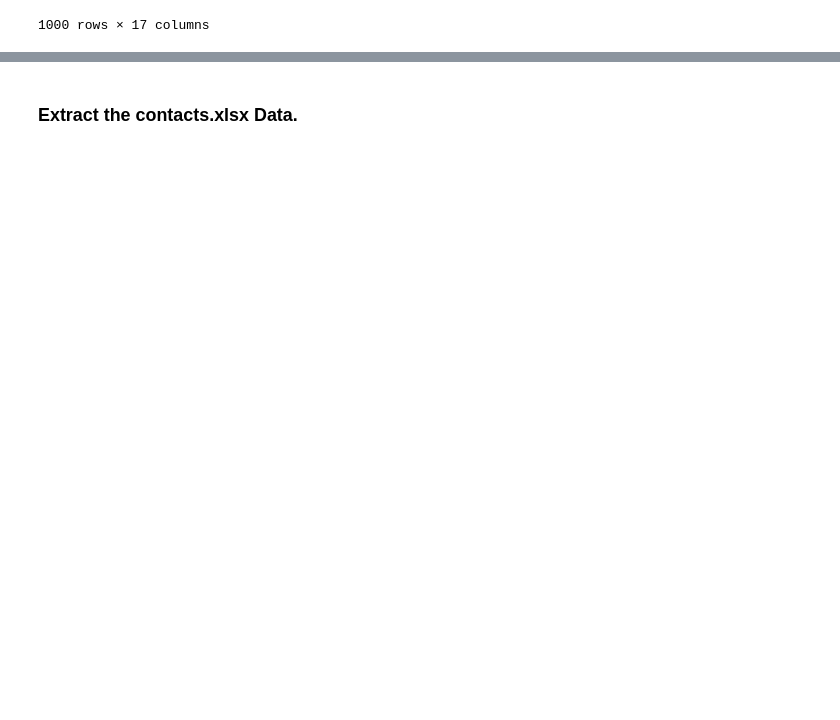
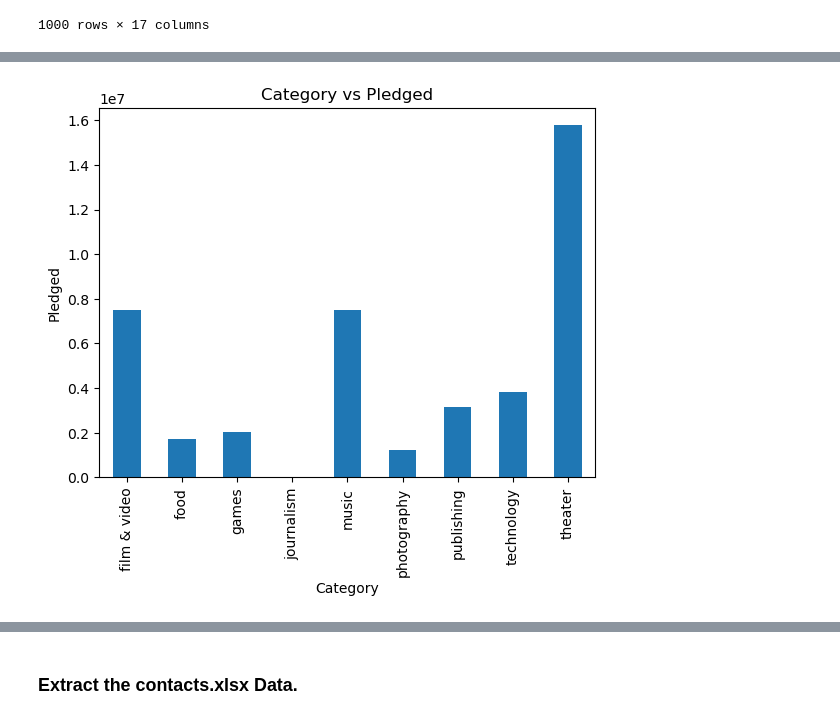
Before and after one commit to mhursh1231/Project-2, a Jupyter notebook: ETL_Mini_Project_Starter_Code_KT.ipynb, the cells around one changed output, grey strips where cells are left out. Saved outputs shown, nothing was run; the diff lists cells and outputs as text; code cells hidden in the pictures; blank space fills up the shorter version.

```diff
--- a/ETL_Mini_Project_Starter_Code_KT.ipynb
+++ b/ETL_Mini_Project_Starter_Code_KT.ipynb
@@ -237,3 +267,14 @@ campaign_df
+# %%
+# Create a bar graph that displays the amount pledged for each category
+category_pledged = campaign_df[["category", "pledged"]]
+category_pledged = campaign_df.groupby("category") ["pledged"].sum()
+category_pledged.plot.bar(x='category', y='pledged')
+plt.xlabel("Category")
+plt.ylabel("Pledged")
+plt.title("Category vs Pledged")
+plt.show()
+# %% [output]
+[figure, added]
 # %%
 # Convert the goal and pledged columns to a `float` data type.
 campaign_df['goal'] = campaign_df['goal'].astype(float)
```
Also changed, not shown: parts of 17 cells of this notebook.
